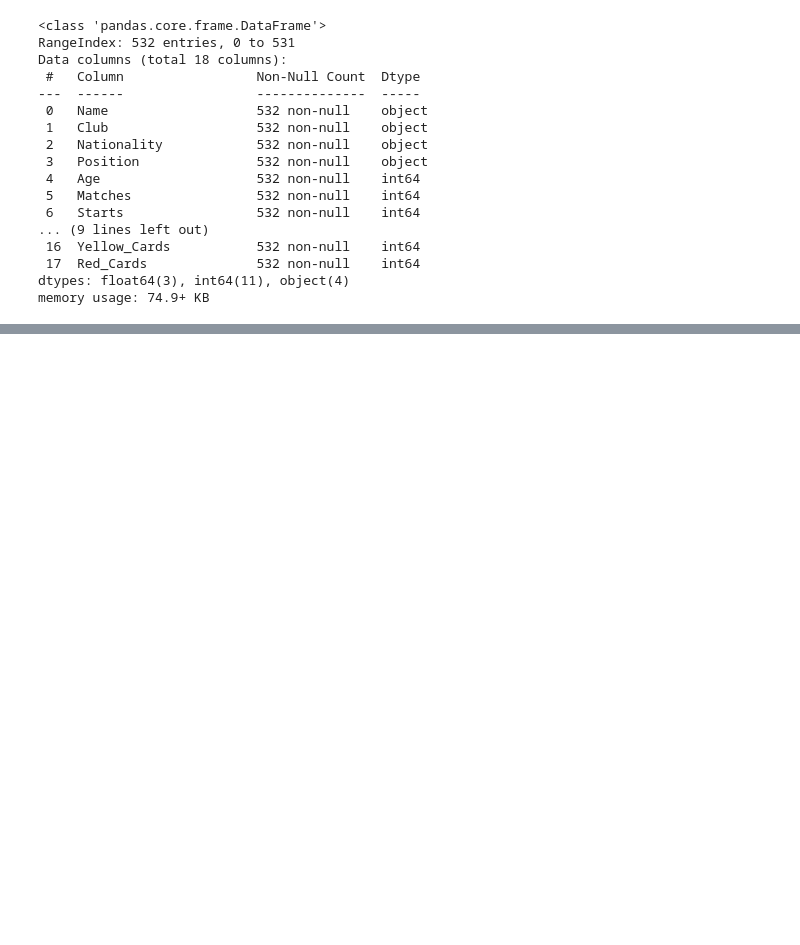
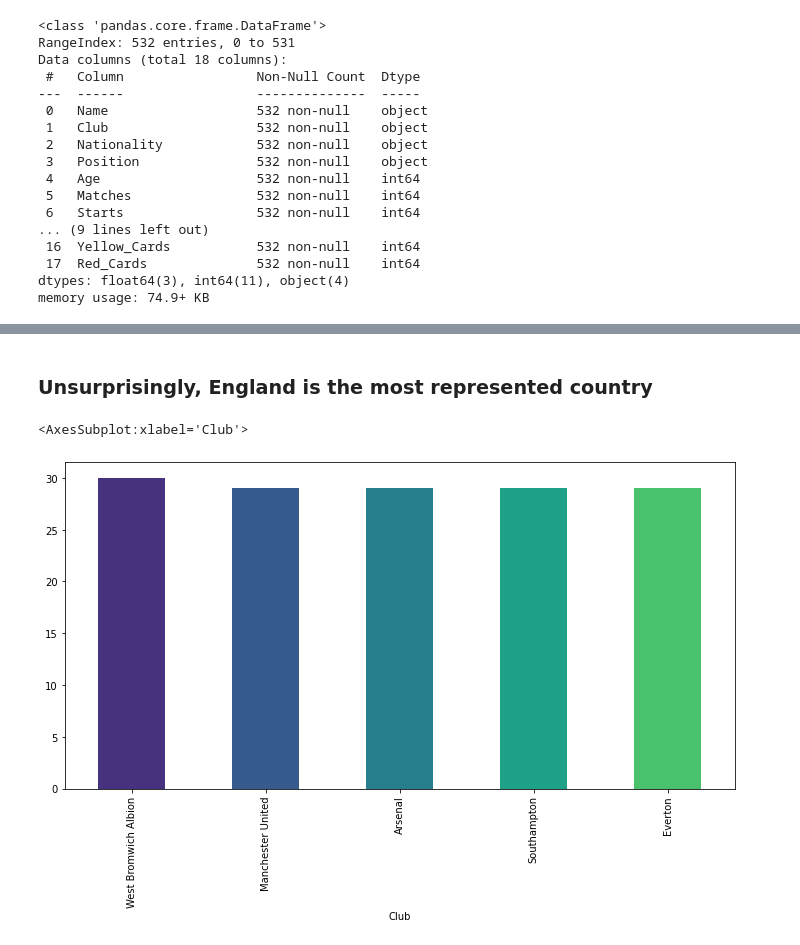
Before and after one commit to halid10/football-data-analysis, a Jupyter notebook: EPL 20-21/EPL 2020-2021 Data Analysis.ipynb, the cells around one changed output, grey strips where cells are left out. Drawn from its saved outputs; the diff is of its cells as text; code cells hidden in the pictures; blank space fills up the shorter version.

```diff
--- a/EPL 20-21/EPL 2020-2021 Data Analysis.ipynb
+++ b/EPL 20-21/EPL 2020-2021 Data Analysis.ipynb
@@ -43,0 +161,9 @@ epl_df.describe()
+# %% [markdown]
+### Unsurprisingly, England is the most represented country
+# %%
+# Clubs with maximum players in their squad
+
+epl_df['Club'].value_counts().nlargest(5).plot(kind='bar', figsize=(12,6), color=sns.color_palette('viridis'))
+# %% [output]
+<AxesSubplot:xlabel='Club'>
+[figure, added]
```
Also changed, not shown: parts of 31 cells of this notebook.
